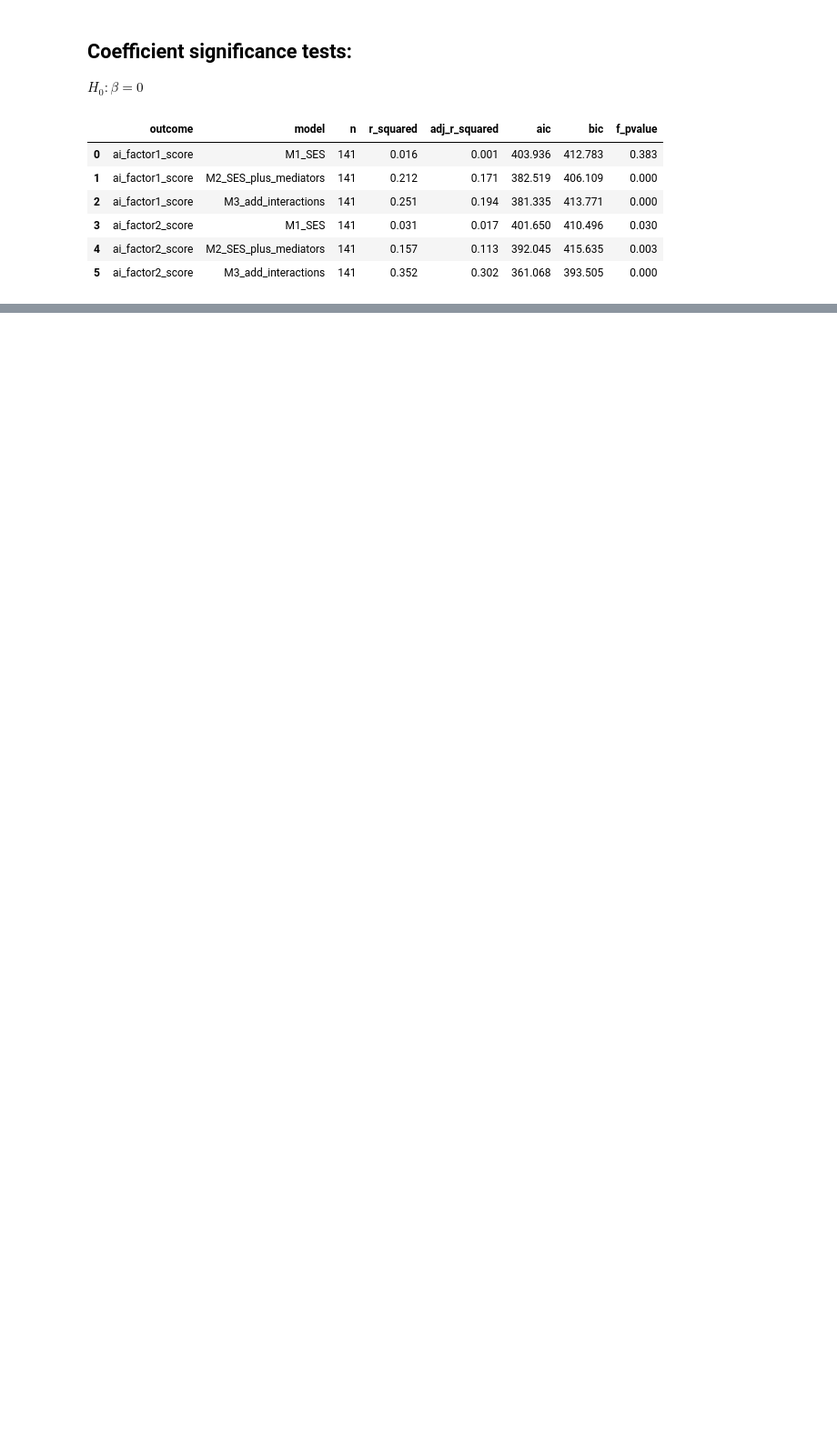
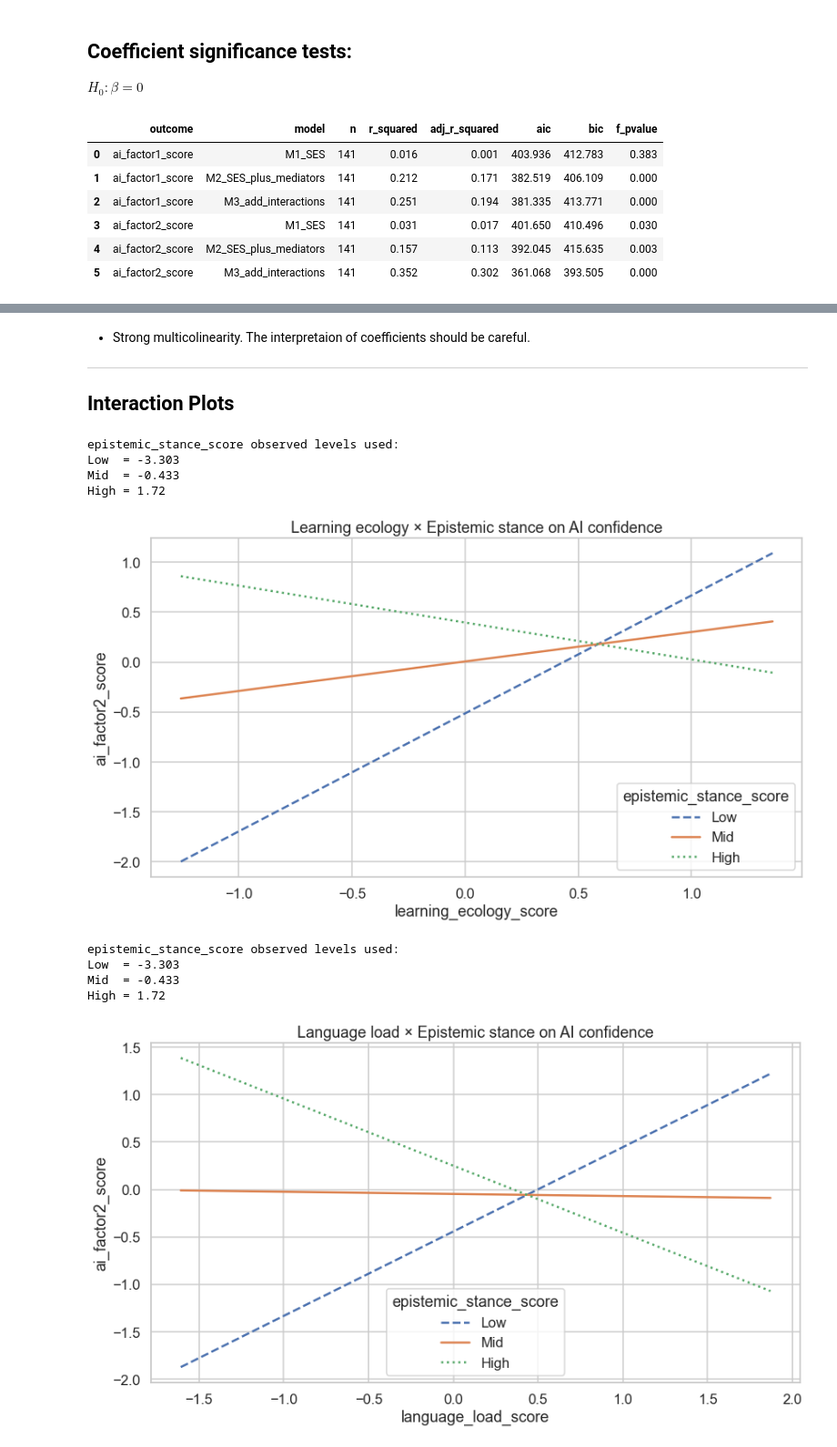
Before and after one commit to garcia-ho/1st_analysis, a Jupyter notebook: phas1_network.ipynb, the cells around one changed output, grey strips where cells are left out. Shown at 91% size. Saved outputs shown, nothing was run; the diff lists cells and outputs as text; code cells hidden in the pictures; blank space fills up the shorter version.

Commit message:
new analysis

```diff
--- a/phas1_network.ipynb
+++ b/phas1_network.ipynb
@@ -279,0 +330,18 @@ $\textbf{Students with stronger epistemic stance tend to have better AI understa
+# %% [markdown]
+- Strong multicolinearity. The interpretaion of coefficients should be careful.
+------
+
+## Interaction Plots
+# %%
+interaction_plot_results = plot_locked_ai_confidence_interactions(df_analysis)
+# %% [output]
+epistemic_stance_score observed levels used:
+Low  = -3.303
+Mid  = -0.433
+High = 1.72
+[figure, added]
+epistemic_stance_score observed levels used:
+Low  = -3.303
+Mid  = -0.433
+High = 1.72
+[figure, added]
```
Also changed, not shown: parts of 10 cells of this notebook, 1 other file.
